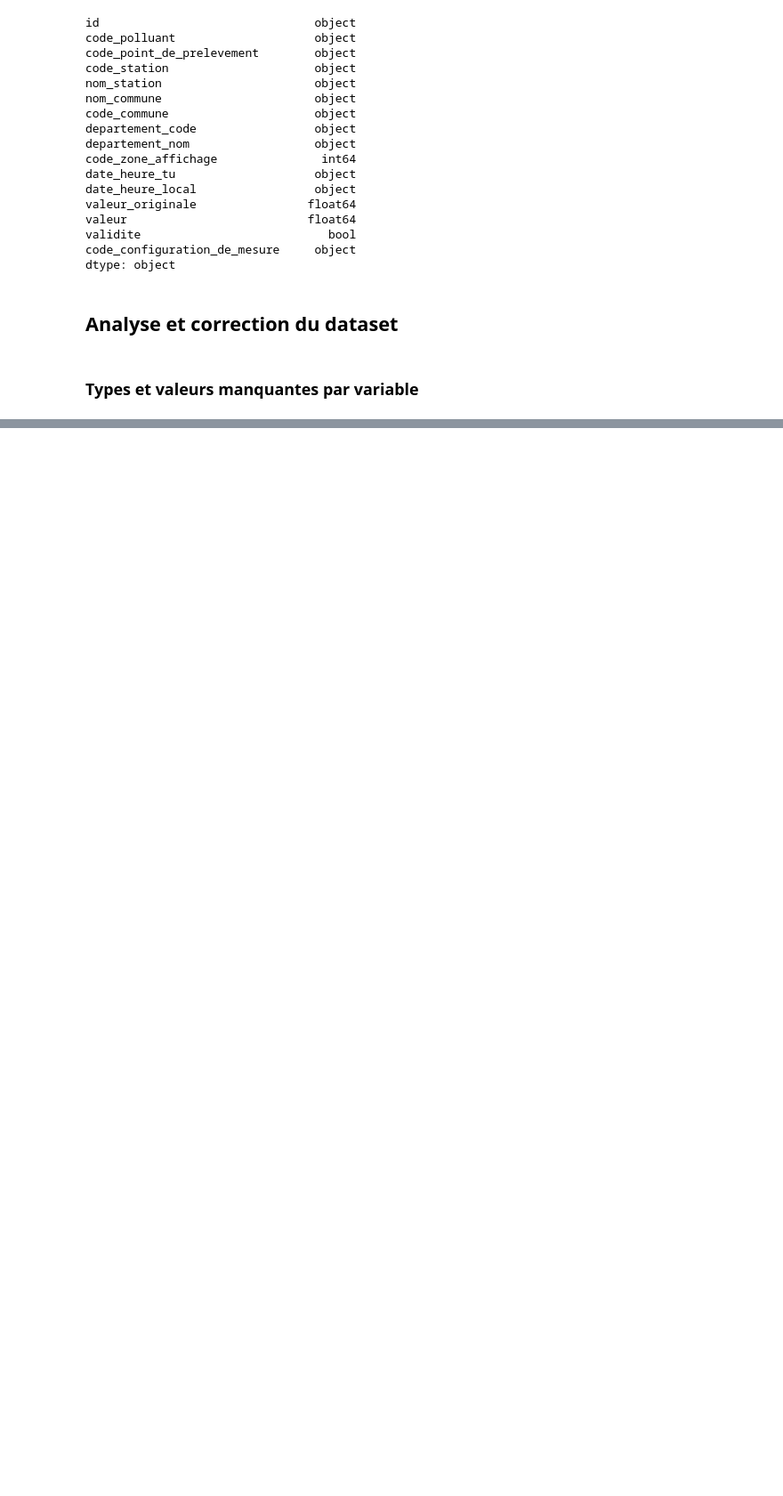
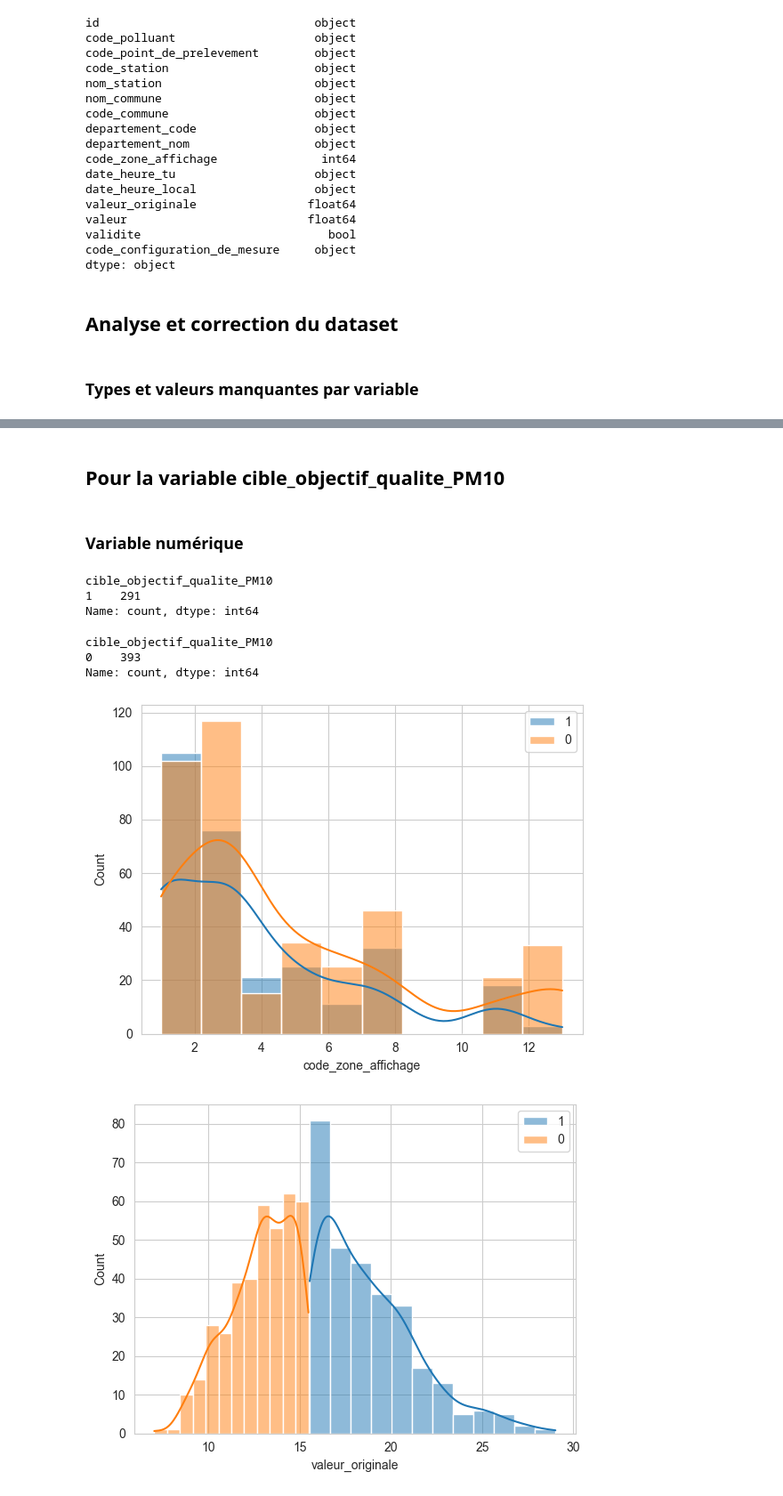
Before and after one commit to K4nen/AirPL, a Jupyter notebook: PM10.ipynb, the cells around one changed output, grey strips where cells are left out. Shown at 89% size. Drawn from its saved outputs; the diff is of its cells as text; code cells hidden in the pictures; blank space fills up the shorter version.

```diff
--- a/PM10.ipynb
+++ b/PM10.ipynb
@@ -110,0 +396,30 @@ Observations :
+# %% [markdown]
+## Pour la variable cible_objectif_qualite_PM10
+# %% [markdown]
+### Variable numérique
+# %%
+positive_df = dfPM10[dfPM10['cible_objectif_qualite_PM10'] == 1]
+negative_df = dfPM10[dfPM10['cible_objectif_qualite_PM10'] == 0]
+# %%
+positive_df['cible_objectif_qualite_PM10'].value_counts()
+# %% [output]
+cible_objectif_qualite_PM10
+1    291
+Name: count, dtype: int64
+# %%
+negative_df['cible_objectif_qualite_PM10'].value_counts()
+# %% [output]
+cible_objectif_qualite_PM10
+0    393
+Name: count, dtype: int64
+# %%
+for col in positive_df.select_dtypes(['float64','int64']):
+
+    sns.histplot(positive_df[col], label = '1', kde=True, edgecolor=None)
+    sns.histplot(negative_df[col], label = '0', kde=True, edgecolor=None)
+
+    plt.legend()
+    plt.show()
+# %% [output]
+[figure, added]
+[figure, added]
```
Also changed, not shown: parts of 47 cells of this notebook, 1 other file.
